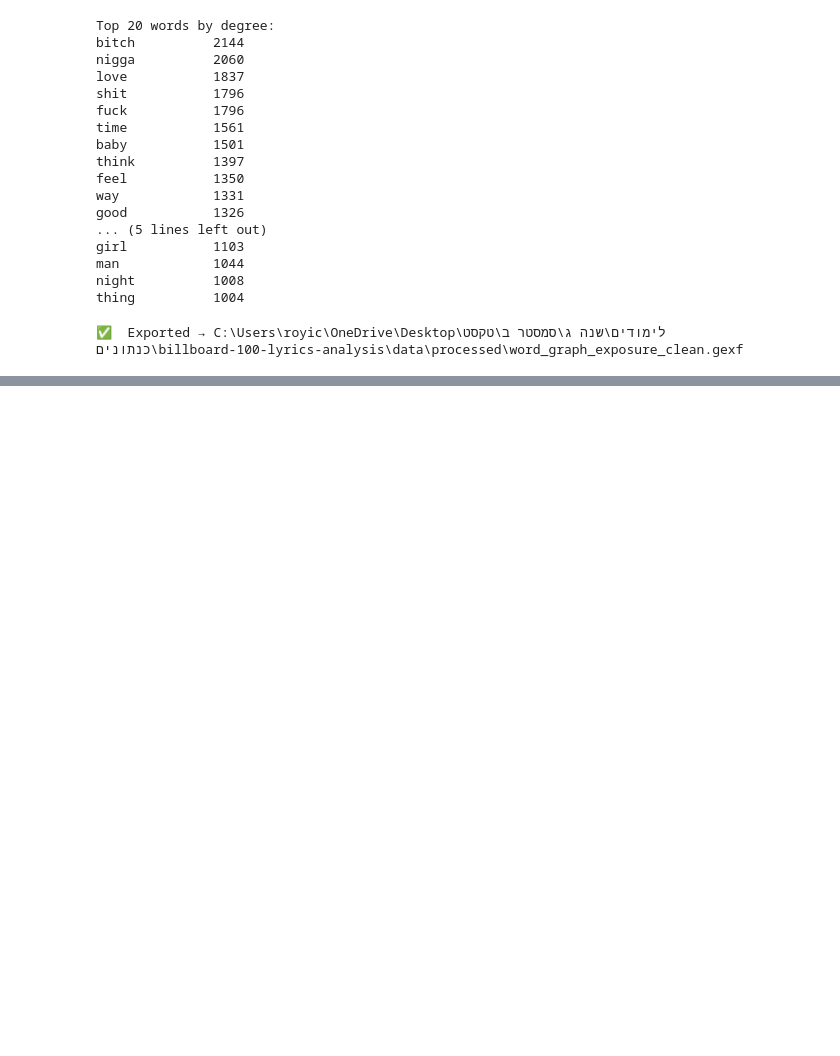
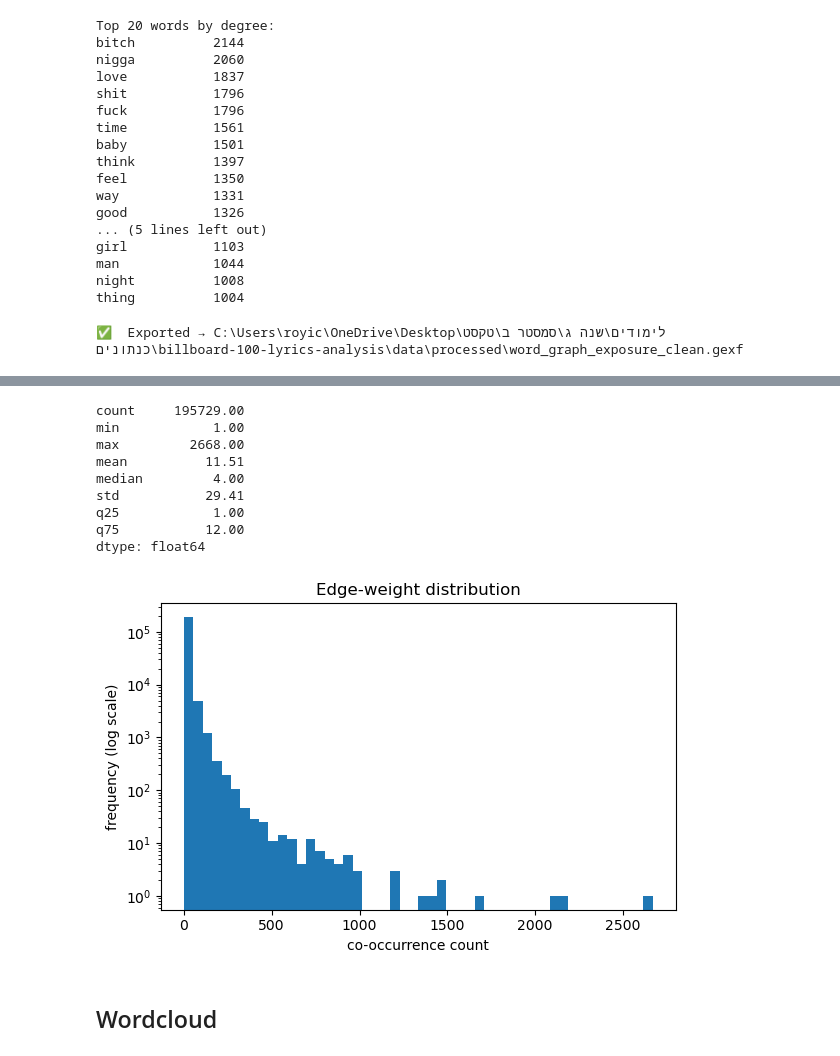
Before and after one commit to RoyiKatz1/billboard-100-lyrics-analysis, a Jupyter notebook: notebooks/word_graph.ipynb, the cells around one changed output, grey strips where cells are left out. Drawn from its saved outputs; the diff is of its cells as text; code cells hidden in the pictures; blank space fills up the shorter version.

```diff
--- a/notebooks/word_graph.ipynb
+++ b/notebooks/word_graph.ipynb
@@ -227,0 +256,43 @@ print(f"✅  Exported → {OUT_GEXF.resolve()}")
+# %%
+import numpy as np
+import statistics as stats
+import matplotlib.pyplot as plt
+
+# 1) Pull all edge-weight values into a NumPy array
+w = np.array([d["weight"] for _, _, d in G_exposure.edges(data=True)])
+
+# 2) Text summary
+edge_stats = pd.Series({
+    "count"   : len(w),
+    "min"     : w.min(),
+    "max"     : w.max(),
+    "mean"    : w.mean(),
+    "median"  : stats.median(w),
+    "std"     : w.std(ddof=1),
+    "q25"     : np.percentile(w, 25),
+    "q75"     : np.percentile(w, 75),
+})
+print(edge_stats.round(2))
+
+# 3) (Optional) Histogram to eyeball the distribution
+plt.figure(figsize=(6,4))
+plt.hist(w, bins=50)
+plt.yscale("log")           # reveals the long-tail shape nicely
+plt.title("Edge-weight distribution")
+plt.xlabel("co-occurrence count")
+plt.ylabel("frequency (log scale)")
+plt.tight_layout()
+plt.show()
+# %% [output]
+count     195729.00
+min            1.00
+max         2668.00
+mean          11.51
+median         4.00
+std           29.41
+q25            1.00
+q75           12.00
+dtype: float64
+[figure, added]
+# %% [markdown]
+## Wordcloud
```
Also changed, not shown: parts of 12 cells of this notebook, 7 other files.
